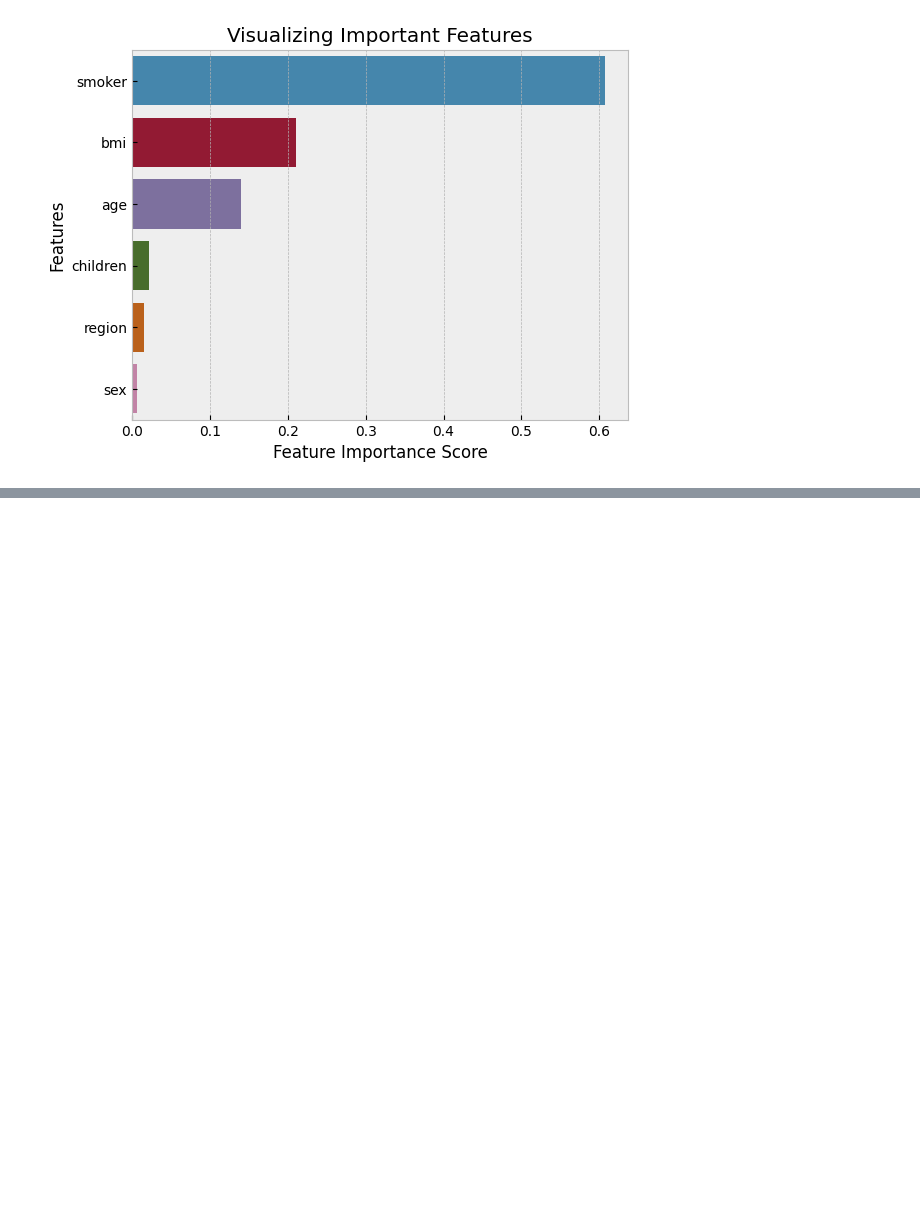
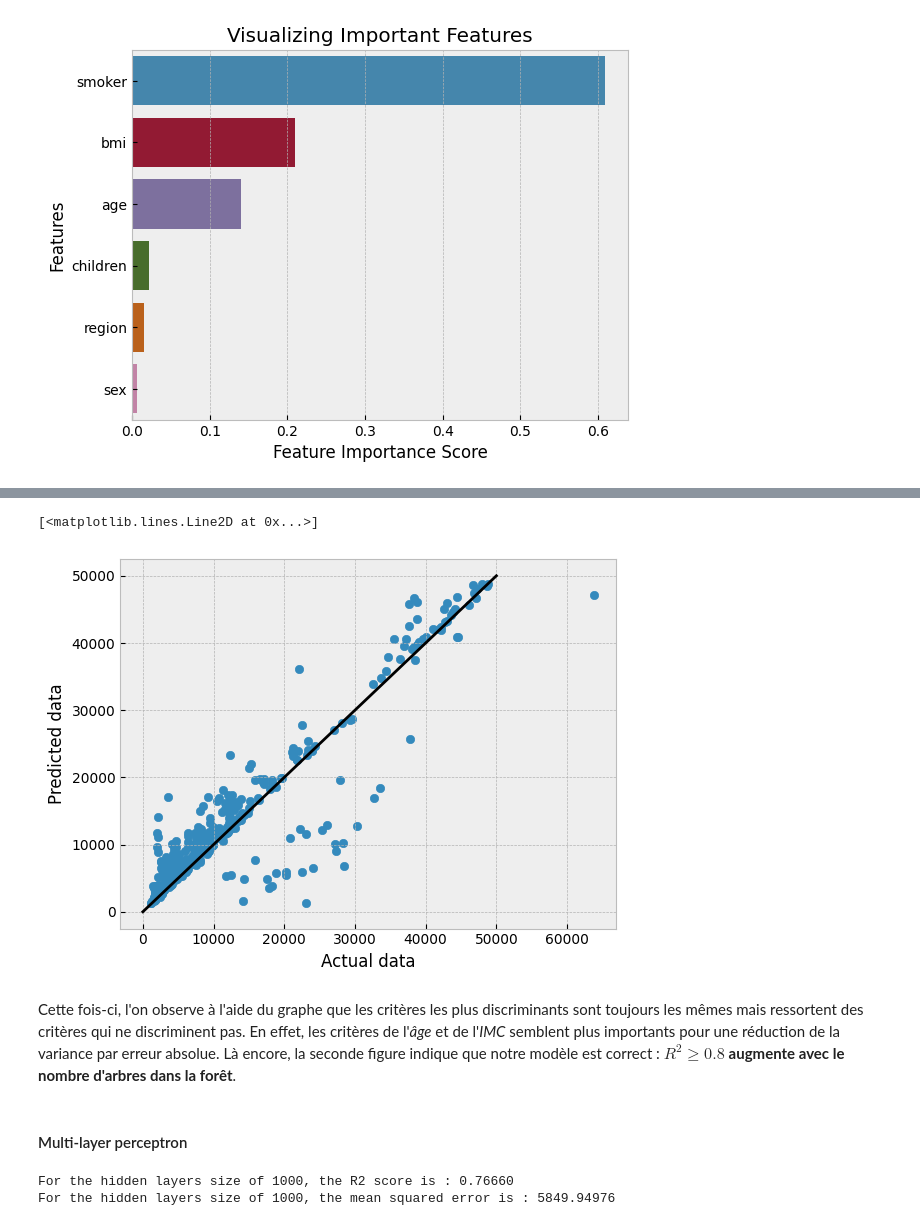
Before and after one commit to MathildeMrz/Machine_Learning, a Jupyter notebook: Medical_Costs/script.ipynb, the cells around one changed output, grey strips where cells are left out. Drawn from its saved outputs; the diff is of its cells as text; code cells hidden in the pictures; blank space fills up the shorter version.

Commit message:
adds multi-layer perceptron

```diff
--- a/Medical_Costs/script.ipynb
+++ b/Medical_Costs/script.ipynb
@@ -622,0 +670,37 @@ On observe à l'aide du graphe les critères discriminants suivants : le fait de
+# %%
+plt.scatter(y_test, y_pred)
+plt.ylabel('Predicted data')
+plt.xlabel('Actual data')
+plt.plot([0,50000], [0,50000], 'black') #1 to 1 line
+# %% [output]
+[<matplotlib.lines.Line2D at 0x...>]
+[figure, added]
+# %% [markdown]
+Cette fois-ci, l'on observe à l'aide du graphe que les critères les plus discriminants sont toujours les mêmes mais ressortent des critères qui ne discriminent pas. En effet, les critères de l'*âge* et de l'*IMC* semblent plus importants pour une réduction de la variance par erreur absolue. Là encore, la seconde figure indique que notre modèle est correct : $R^2 \geq 0.8$ **augmente avec le nombre d'arbres dans la forêt**.
+# %% [markdown]
+#### Multi-layer perceptron
+# %%
+X = df.drop(['charges'], axis=1)
+y = df['charges']
+X_train, X_test, y_train, y_test = train_test_split(X,
+                                                    y,
+                                                    test_size=0.3,
+                                                    random_state=42)
+
+layersSize = 1000
+
+# instantiate the regressor
+mlpr = MLPRegressor(hidden_layer_sizes=layersSize, alpha=0.01, max_iter=2000, random_state=0)
+
+# fit the model
+mlpr.fit(X_train, y_train)
+
+# Predict the Test set results
+y_pred = mlpr.predict(X_test)
+
+# Check scores
+print('For the hidden layers size of {0:0}, the R2 score is : {1:0.5f}'.format(layersSize, mlpr.score(X_test,y_test)))
+print('For the hidden layers size of {0:0}, the mean squared error is : {1:0.5f}'.format(layersSize, np.sqrt(mean_squared_error(y_test, y_pred))))
+# %% [output]
+For the hidden layers size of 1000, the R2 score is : 0.76660
+For the hidden layers size of 1000, the mean squared error is : 5849.94976
```
Also changed, not shown: parts of 7 cells of this notebook.
